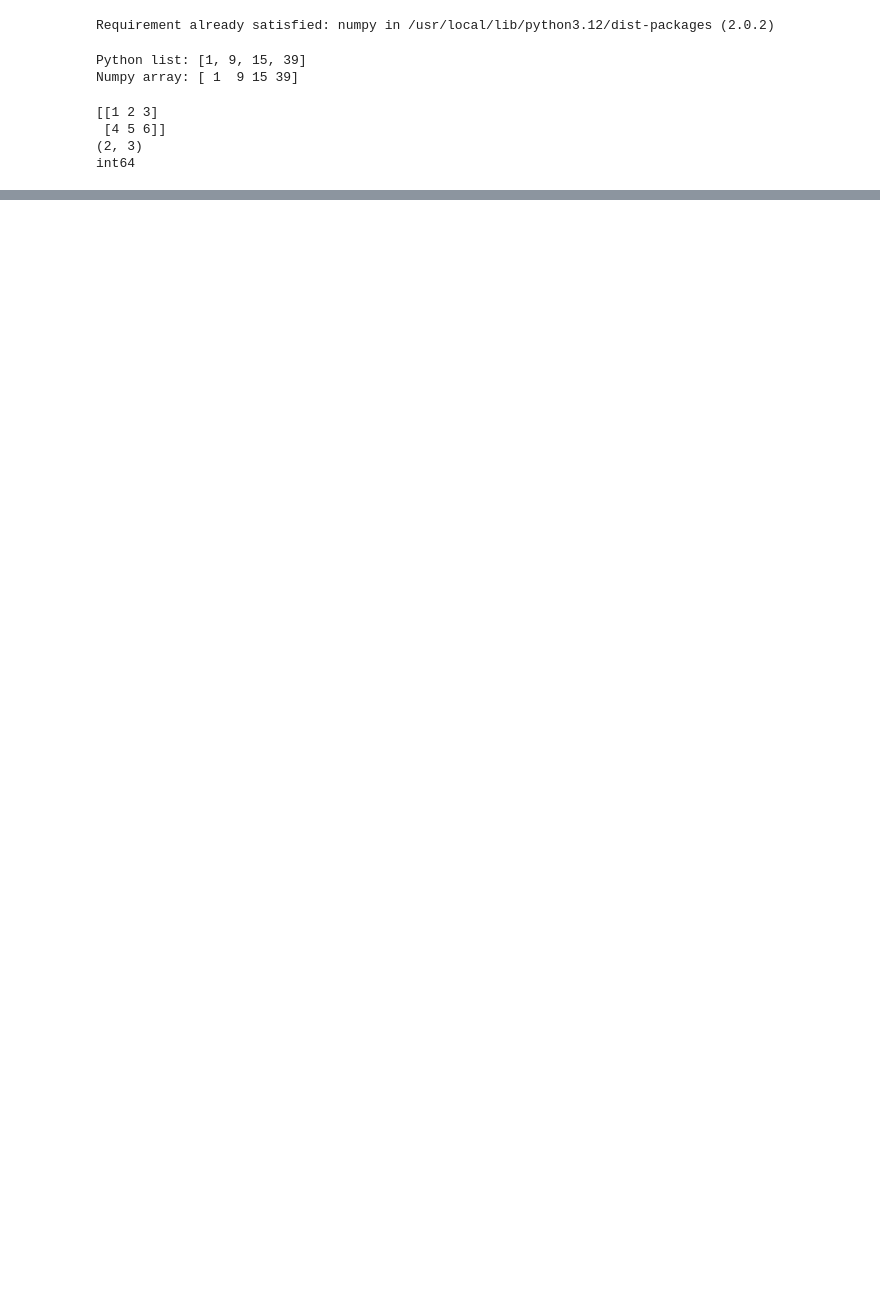
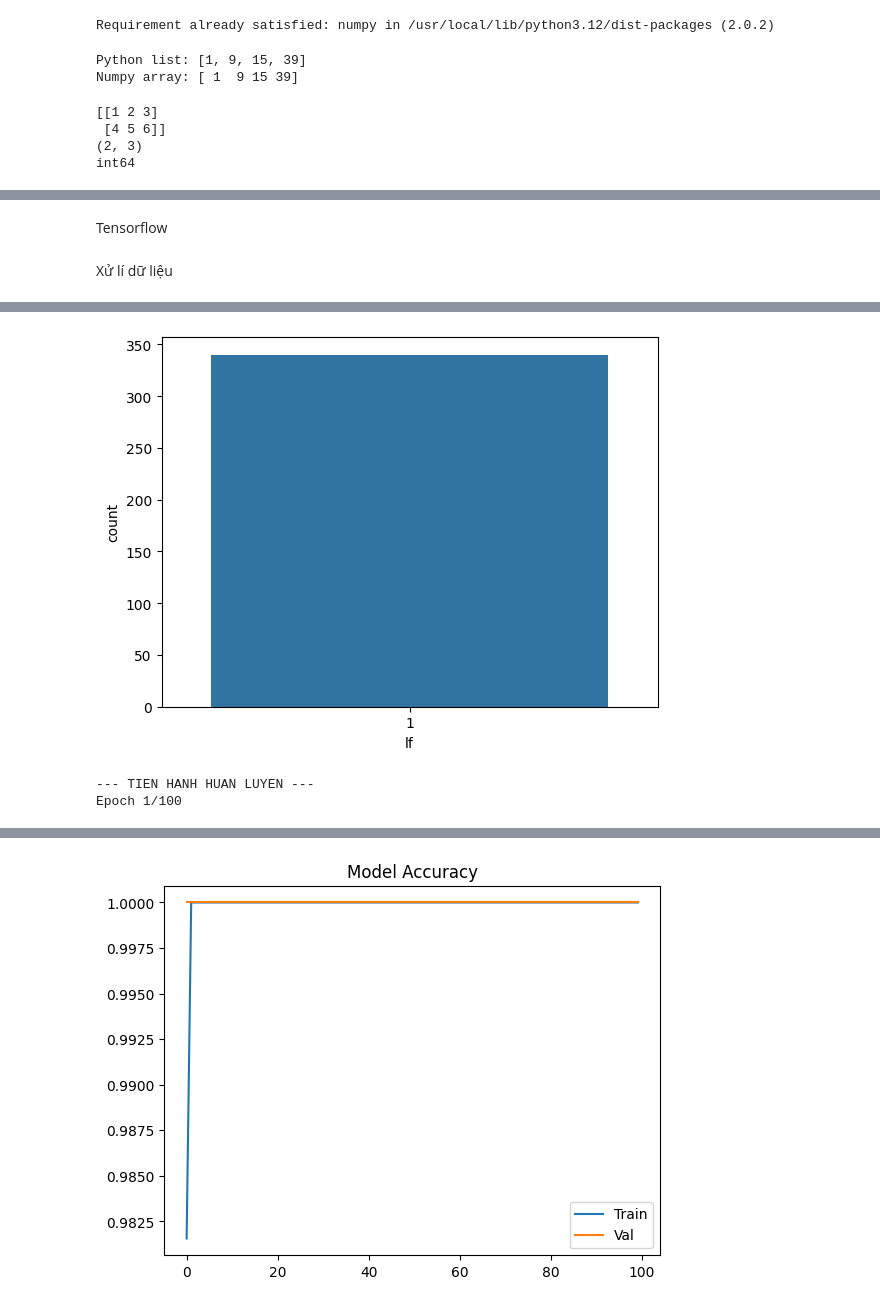
Before and after one commit to dytampn/TH_DeepLearning, a Jupyter notebook: TH_DeepLearning_Tuan1.ipynb, the cells around one changed output, grey strips where cells are left out. Cells and saved outputs as stored; diff of their text form; code cells hidden in the pictures; blank space fills up the shorter version.

```diff
--- a/TH_DeepLearning_Tuan1.ipynb
+++ b/TH_DeepLearning_Tuan1.ipynb
@@ -25,0 +95,7 @@ int64
+# %%
+f = np.array([1., 2., 3.])
+g = np.array([4., 5., 6.])
+h_stack = np.hstack((f, g))
+print('Horizontal Append\n',h_stack)
+v_stack = np.vstack((f, g))
+print('Vertical Append\n',v_stack)
@@ -25,0 +233,68 @@ int64
+# %% [markdown]
+Tensorflow
+# %% [markdown]
+Xử lí dữ liệu
+# %%
+import pandas as pd
+import numpy as np
+import tensorflow as tf
+from sklearn.model_selection import train_test_split
+from sklearn.preprocessing import StandardScaler
+import matplotlib.pyplot as plt
+import seaborn as sns
+
+df = pd.read_csv('crabs.txt', sep='\s+')
+
+print("--- 1. THIEU THONG TIN GI ---")
+print(df.isnull().sum())
+
+df = df.fillna(df.median())
+print("\n--- 2. LOAI BO/DIEN GIA TRI ---")
+print("Da dien gia tri thieu bang Median.")
+
+Q1 = df.quantile(0.25)
+Q3 = df.quantile(0.75)
+IQR = Q3 - Q1
+df_clean = df[~((df < (Q1 - 1.5 * IQR)) | (df > (Q3 + 1.5 * IQR))).any(axis=1)]
+
+print("\n--- 3. XAC DINH VA REMOVE OUTLIER ---")
+print(f"So luong dong truoc khi loc: {len(df)}")
+print(f"So luong dong sau khi loc: {len(df_clean)}")
+
+print("\n--- 4. KIEM TRA CAN BANG ---")
+print(df_clean['lf'].value_counts())
+sns.countplot(x='lf', data=df_clean)
+plt.show()
+
+X = df_clean.drop(columns=['lf']).values
+y = df_clean['lf'].values
+
+X_train, X_test, y_train, y_test = train_test_split(
+    X, y, test_size=0.2, random_state=42, stratify=y if len(np.unique(y)) > 1 else None
+)
+
+scaler = StandardScaler()
+X_train = scaler.fit_transform(X_train)
+X_test = scaler.transform(X_test)
+
+model = tf.keras.Sequential([
+    tf.keras.layers.Dense(16, activation='relu', input_shape=(X_train.shape[1],)),
+    tf.keras.layers.Dense(8, activation='relu'),
+    tf.keras.layers.Dense(1, activation='sigmoid')
+])
+
+model.compile(optimizer='adam', loss='binary_crossentropy', metrics=['accuracy'])
+
+print("\n--- TIEN HANH HUAN LUYEN ---")
+history = model.fit(X_train, y_train, epochs=100, batch_size=8, validation_split=0.2, verbose=1)
+
+print("\n--- KET QUA CUOI CUNG ---")
+loss, accuracy = model.evaluate(X_test, y_test)
+print(f"Accuracy tren tap test: {accuracy*100:.2f}%")
+
+plt.plot(history.history['accuracy'], label='Train')
+plt.plot(history.history['val_accuracy'], label='Val')
+plt.title("Model Accuracy")
+plt.legend()
+plt.show()
+# %% [output]
@@ -25,0 +320,3 @@ int64
+[figure, added]
+--- TIEN HANH HUAN LUYEN ---
+Epoch 1/100
@@ -25,0 +340 @@ int64
+[figure, added]
```
Also changed, not shown: parts of 16 cells of this notebook.
